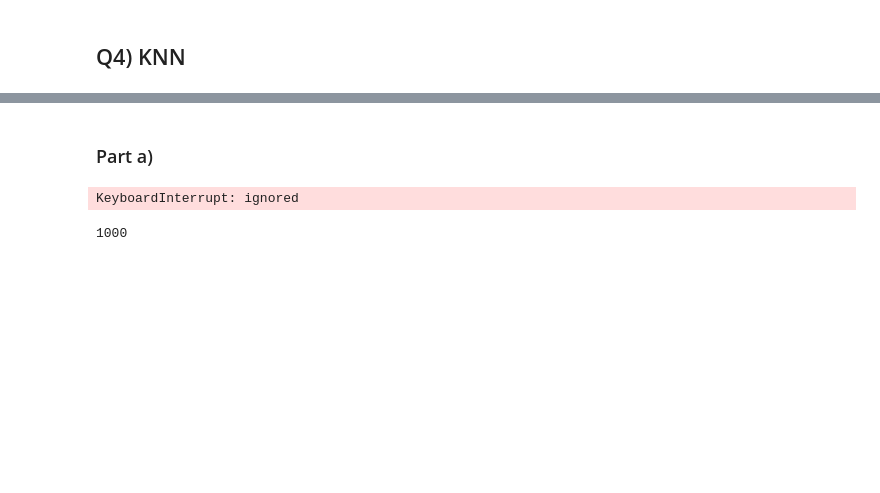
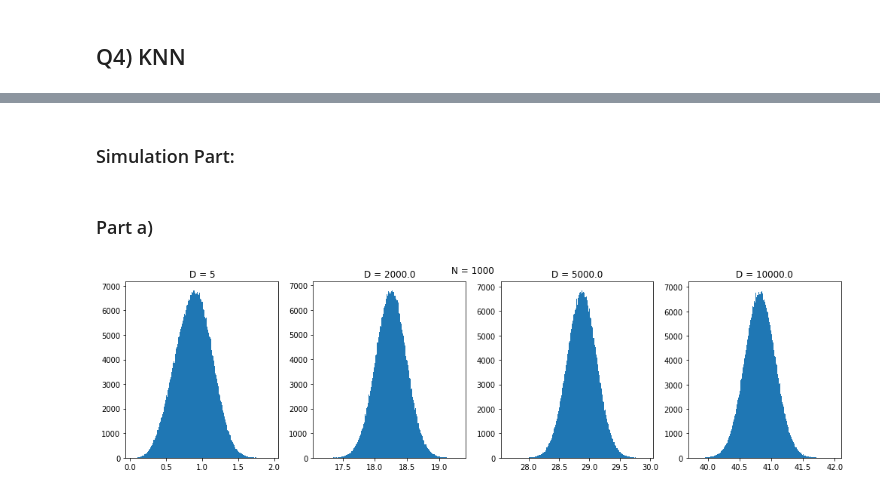
Before and after one commit to Arashlf/UT_ML_Course, a Jupyter notebook: Homework3/Q4_8.ipynb, the cells around one changed output, grey strips where cells are left out. Cells and saved outputs as stored; diff of their text form; code cells hidden in the pictures; blank space fills up the shorter version.

```diff
--- a/Homework3/Q4_8.ipynb
+++ b/Homework3/Q4_8.ipynb
@@ -42,26 +35,23 @@ def kn_distance(X,k):
+# %% [markdown]
+### Simulation Part:
 # %% [markdown]
 ### Part a)
-# %%
-dists = []
-for size in [1e3, 2e3, 5e3, 1e4, 1e6]:
-  mean = np.zeros(5).astype(int)
-  cov = np.zeros((5,5)).astype(int)
-  np.fill_diagonal(cov, 10)
-  points = np.random.multivariate_normal(mean, cov, int(size))
-  # dists.append(kn_distance(points,5))
-# %% [output]
-KeyboardInterrupt: ignored
-# %%
-len(dists)
-# %% [output]
-1000
-# %%
-plt.hist(dists[0])
-plt.show()
-
-
-fig, axes = plt.subplots(2, 2)
-for i in range(4):
-  axes[i].hist(dists[i+1])
-fig.tight_layout()
-fig.grid(axis='y', alpha=0.75)
+# %%
+n = 1000;
+d = [5, 2e3, 5e3 , 1e4]; #, 1e6]
+
+fig, axs = plt.subplots(1, 4, figsize = (14, 4))
+fig.suptitle('N = {}'.format(n))
+for l in range(4):
+  dists = [];
+  points = np.random.rand(int(n), int(d[l]));
+  for i in range(n):
+    for j in range(i+1,n):
+      x = distance.euclidean(points[i],points[j])
+      dists.append(x)
+  axs[l].hist(dists, bins='auto')
+  axs[l].set_title('D = {}'.format(d[l]))
+fig.tight_layout()
+plt.show()
+# %% [output]
+[figure, added]
```
Also changed, not shown: parts of 19 cells of this notebook.
